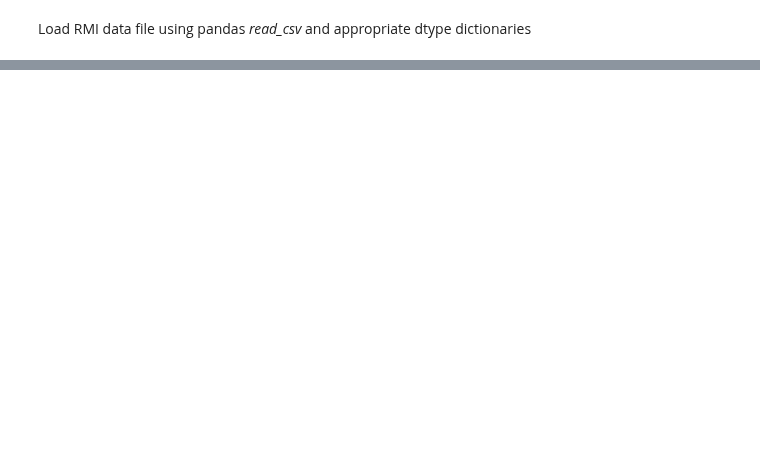
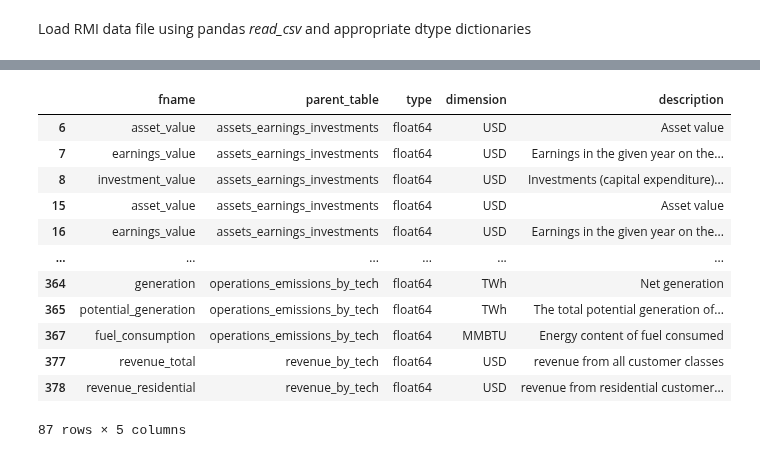
Before and after one commit to os-climate/rmi-utility-transition-hub-ingestion-pipeline, a Jupyter notebook: notebooks/osc-ingest-rmi_utility_transition_hub.ipynb, the cells around one changed output, grey strips where cells are left out. Saved outputs shown, nothing was run; the diff lists cells and outputs as text; code cells hidden in the pictures; blank space fills up the shorter version.

```diff
--- a/notebooks/osc-ingest-rmi_utility_transition_hub.ipynb
+++ b/notebooks/osc-ingest-rmi_utility_transition_hub.ipynb
@@ -250,0 +411,42 @@ print('Done!')
+# %%
+_mdf_df = metadata_to_df[meta_field]
+
+import math
+units_dict = {
+    '$': 'USD',
+    'number': ''
+}
+
+for tablename, df in tablename_to_df.items():
+    # Initialize field metadata from dataframes of tables we have written out
+    if _mdf_df['fname'].empty==False:
+        new_df = pd.DataFrame()
+        new_df['fname'] = pd.Series(list(df.columns))
+        new_df['parent_table'] = pd.Series([tablename] * len(df.columns))
+        new_df['type'] = pd.Series([str(t) for t in df.dtypes])
+        _mdf_df = _mdf_df.append(new_df, ignore_index=True)
+    else:
+        _mdf_df['fname'] = pd.Series(df.columns)
+        _mdf_df['parent_table'] = pd.Series([tablename] * len(df.columns))
+        _mdf_df['type'] = pd.Series([str(t) for t in df.dtypes])
+    # Flesh out additional info from data dictionary
+    if tablename == 'other_generation':
+        # We have to enter this metadata by hand (later) for the tidy table we created
+        continue
+    dd_df = pd.read_excel(rmi_dd_bytes, sheet_name=tablename, dtype=str)
+    # Drop empty left column
+    dd_df.drop('Unnamed: 0', axis=1, inplace=True)
+    dd_df.set_axis(['Data Field'] + list(dd_df.columns[1:-4]) + ['Definition', 'Units', 'Data Source', 'Methodology'], axis=1,inplace=True)
+    # Data Field; (sub1; (sub2;)) Definition; Units; Data Source; Methodology
+    for field, definition, units in dd_df[['Data Field', 'Definition', 'Units']].dropna(subset=['Data Field']).itertuples(index=False):
+        _mdf_df.loc[(_mdf_df['parent_table']==tablename) & (_mdf_df['fname']==field), 'description'] = definition
+        if type(units)==str:
+            if units in units_dict:
+                units = units_dict[units]
+            _mdf_df.loc[(_mdf_df['parent_table']==tablename) & (_mdf_df['fname']==field), 'dimension'] = units
+
+# Now add descriptions for *other_generation*
+for field, description in _mdf_df.loc[_mdf_df['parent_table']=='operations_emissions_by_fuel', ['fname', 'description']].dropna(subset=['description']).itertuples(index=False):
+    _mdf_df.loc[(_mdf_df['parent_table']=='other_generation') & (_mdf_df['fname']==field), 'description'] = description
+
+metadata_to_df[meta_field] = _mdf_df
@@ -250,0 +486,16 @@ print('Done!')
+# %%
+metadata_to_df[meta_field].dropna(subset=['dimension'])
+# %% [output]
+|  | fname | parent_table | type | dimension | description |
+| 6 | asset_value | assets_earnings_investments | float64 | USD | Asset value |
+| 7 | earnings_value | assets_earnings_investments | float64 | USD | Earnings in the given year on the... |
+| 8 | investment_value | assets_earnings_investments | float64 | USD | Investments (capital expenditure)... |
+| 15 | asset_value | assets_earnings_investments | float64 | USD | Asset value |
+| 16 | earnings_value | assets_earnings_investments | float64 | USD | Earnings in the given year on the... |
+| ... | ... | ... | ... | ... | ... |
+| 364 | generation | operations_emissions_by_tech | float64 | TWh | Net generation |
+| 365 | potential_generation | operations_emissions_by_tech | float64 | TWh | The total potential generation of... |
+| 367 | fuel_consumption | operations_emissions_by_tech | float64 | MMBTU | Energy content of fuel consumed |
+| 377 | revenue_total | revenue_by_tech | float64 | USD | revenue from all customer classes |
+| 378 | revenue_residential | revenue_by_tech | float64 | USD | revenue from residential customer... |
+87 rows × 5 columns
```
Also changed, not shown: parts of 17 cells of this notebook.
